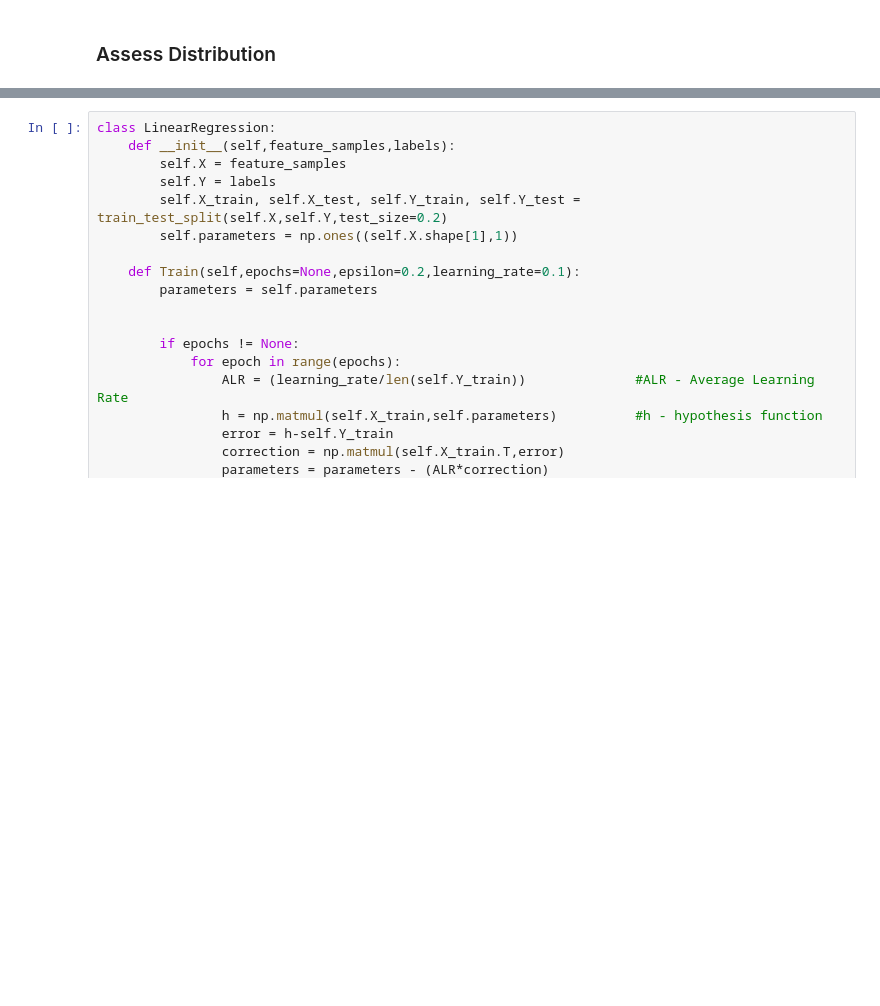
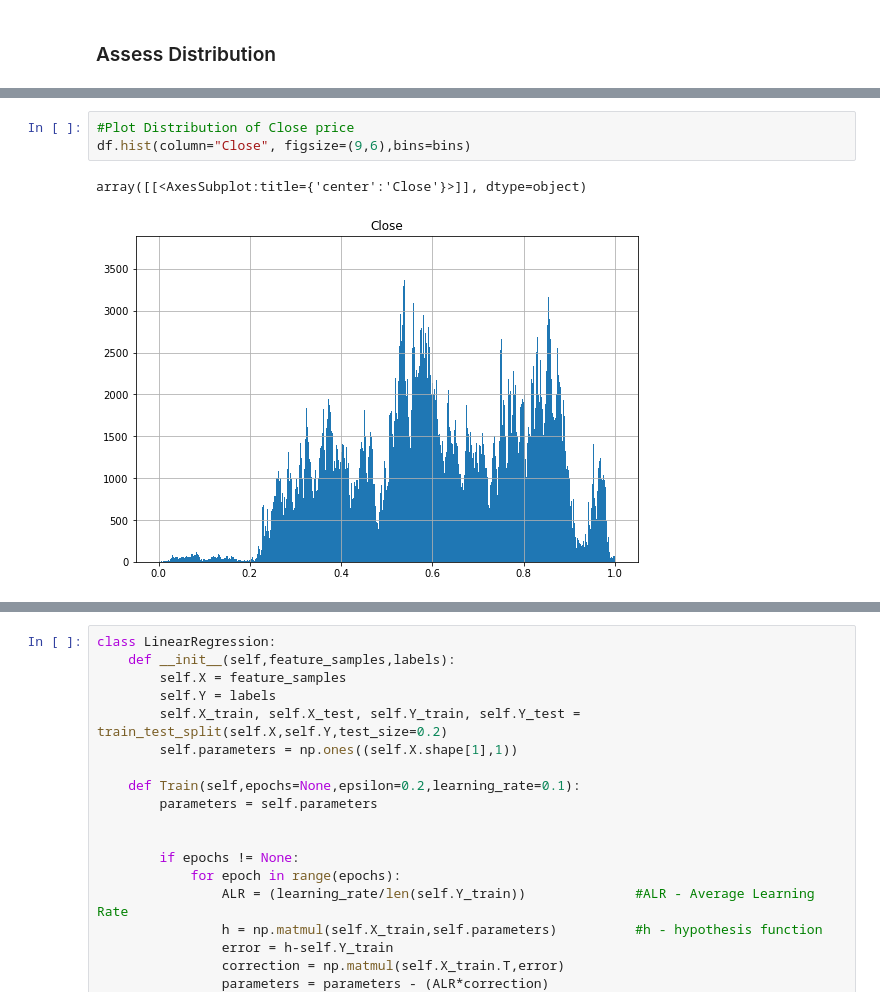
Before and after one commit to MpenduloNxumalo/Linear-Regression-Model, a Jupyter notebook: Assignment 1/Assignment 1.ipynb, the cells around one changed output, grey strips where cells are left out. Saved outputs shown, nothing was run; the diff lists cells and outputs as text; blank space fills up the shorter version.

```diff
--- a/Assignment 1/Assignment 1.ipynb
+++ b/Assignment 1/Assignment 1.ipynb
@@ -189,0 +159,6 @@ df
+# %%
+#Plot Distribution of Close price
+df.hist(column="Close", figsize=(9,6),bins=bins)
+# %% [output]
+array([[<AxesSubplot:title={'center':'Close'}>]], dtype=object)
+[figure, added]
```
Also changed, not shown: parts of 11 cells of this notebook.
